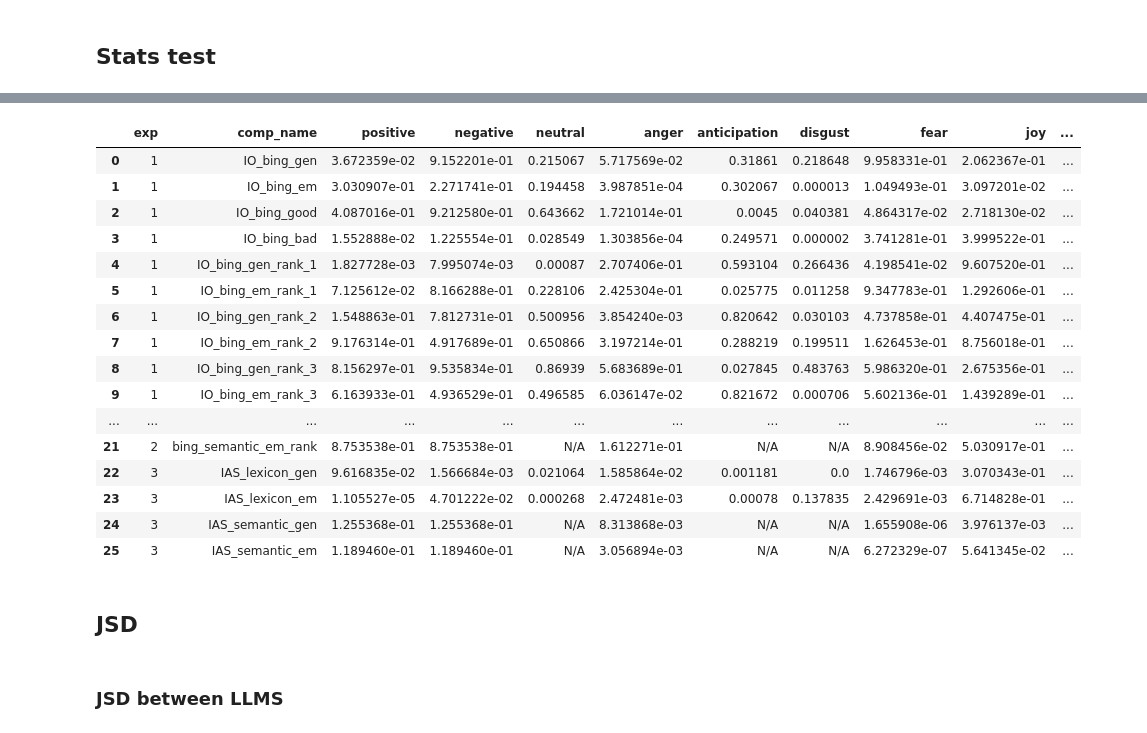
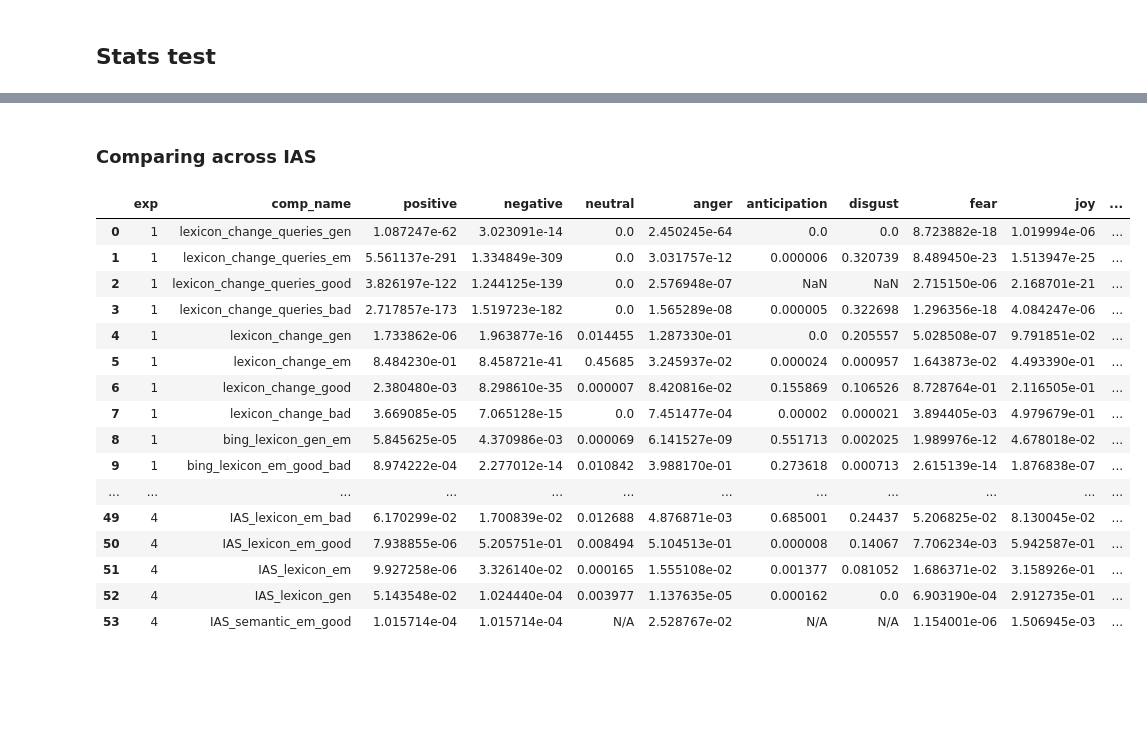
Before and after one commit to HrishitaC/InsideOut2, a Jupyter notebook: Code/analysis.ipynb, the cells around one changed output, grey strips where cells are left out. Saved outputs shown, nothing was run; the diff lists cells and outputs as text; code cells hidden in the pictures; blank space fills up the shorter version.

```diff
--- a/Code/analysis.ipynb
+++ b/Code/analysis.ipynb
@@ -662,0 +764,17 @@ IO_bing_df
+# %%
+all_stats_results += [gpt_gem_gen_lexicon, gpt_gem_em_lexicon, gpt_gem_em_good_lexicon, gpt_gem_em_bad_lexicon,
+                     gpt_gem_gen_semantic, gpt_gem_em_semantic, gpt_gem_em_good_semantic, gpt_gem_em_bad_semantic]
+# %%
+stats_results_dict = {
+    "exp": [],
+    "comp_name": []
+}
+
+stats_results_dict |= {emo: [] for emo in emotions}
+
+for stats_result in all_stats_results:
+    for key in stats_results_dict:
+        stats_results_dict[key].append(stats_result[key])
+
+LLM_stats_df = pd.DataFrame.from_dict(stats_results_dict)
+LLM_stats_df
@@ -675,65 +811,71 @@ def get_exp_stats(df, exp_num, df_name, is_se):
     else:
         gemma_df_gen = df.loc[(df["IAS"]=="Gemma") & (df["QID"].str.startswith("qGEN"))]
         gemma_df_em = df.loc[(df["IAS"]=="Gemma") & (df["QID"].str.startswith("qEM"))]
+        gemma_df_em_good = df.loc[(df["IAS"]=="Gemma") & (df['Task Sentiment']=="Good")]
+        gemma_df_em_bad = df.loc[(df["IAS"]=="Gemma") & (df['Task Sentiment']=="Bad")]
 
         gpt_df_gen = df.loc[(df["IAS"]=="GPT") & (df["QID"].str.startswith("qGEN"))]
         gpt_df_em = df.loc[(df["IAS"]=="GPT") & (df["QID"].str.startswith("qEM"))]
+        gpt_df_em_good = df.loc[(df["IAS"]=="GPT") & (df['Task Sentiment']=="Good")]
+        gpt_df_em_bad = df.loc[(df["IAS"]=="GPT") & (df['Task Sentiment']=="Bad")]
 
         bing_df_gen = df.loc[(df["IAS"]=="Bing") & (df["QID"].str.startswith("qGEN"))]
         bing_df_em = df.loc[(df["IAS"]=="Bing") & (df["QID"].str.startswith("qEM"))]
+        bing_df_em_good = df.loc[(df["IAS"]=="Bing") & (df['Task Sentiment']=="Good")]
+        bing_df_em_bad = df.loc[(df["IAS"]=="Bing") & (df['Task Sentiment']=="Bad")]
 
         IAS_gen = {'exp':exp_num}|stat_test(comp_name=df_name+"_gen", data=[gemma_df_gen, gpt_df_gen, bing_df_gen], num_comparisons=3)
         IAS_em = {'exp':exp_num}|stat_test(comp_name=df_name+"_em", data=[gemma_df_em, gpt_df_em, bing_df_em], num_comparisons=3)
+        IAS_em_good = {'exp':exp_num}|stat_test(comp_name=df_name+"_em_good", data=[gemma_df_em_good, gpt_df_em_good, bing_df_em_good], num_comparisons=3)
+        IAS_em_bad = {'exp':exp_num}|stat_test(comp_name=df_name+"_em_bad", data=[gemma_df_em_bad, gpt_df_em_bad, bing_df_em_bad], num_comparisons=3)
 
-        return IAS_gen, IAS_em
+        return IAS_gen, IAS_em, IAS_em_good, IAS_em_bad
 # %%
 bing_lexicon_stats_results = get_exp_stats(df=bing_lexicon, exp_num=1, df_name="bing_lexicon", is_se=True)
 bing_semantic_stats_results = get_exp_stats(df=bing_semantic, exp_num=2, df_name="bing_semantic", is_se=True)
+# %% [markdown]
+### Comparing across IAS
 # %%
-IAS_lexicon = pd.concat([bing_lexicon.loc[bing_lexicon["rank"]==1], gemma_lexicon, gpt_lexicon]).drop("rank", axis=1)
-IAS_lexicon_stats_results = get_exp_stats(df=IAS_lexicon, exp_num=3, df_name="IAS_lexicon", is_se=False)
+IAS_lexicon = pd.concat([bing_lexicon, gemma_lexicon, gpt_lexicon]).drop("rank", axis=1)
+IAS_lexicon_stats_results = get_exp_stats(df=IAS_lexicon, exp_num=4, df_name="IAS_lexicon", is_se=False)
 
-IAS_semantic = pd.concat([bing_semantic.loc[bing_semantic["rank"]==1], gemma_semantic, gpt_semantic]).drop("rank", axis=1)
-IAS_semantic_stats_results = get_exp_stats(df=IAS_semantic, exp_num=3, df_name="IAS_semantic", is_se=False)
+IAS_semantic = pd.concat([bing_semantic, gemma_semantic, gpt_semantic]).drop("rank", axis=1)
+IAS_semantic_stats_results = get_exp_stats(df=IAS_semantic, exp_num=4, df_name="IAS_semantic", is_se=False)
 # %%
 all_stats_results = [bing_lexicon_stats_results, bing_semantic_stats_results, IAS_lexicon_stats_results, IAS_semantic_stats_results]
 # %%
 stats_results_dict = {
     "exp": [],
     "comp_name": []
 }
 
 stats_results_dict |= {emo: [] for emo in emotions}
 
 for stats_result in all_stats_results:
     for result in stats_result:
         for key in stats_results_dict:
             stats_results_dict[key].append(result[key])
 
 stats_df = pd.DataFrame.from_dict(stats_results_dict)
-stats_df = pd.concat([IO_bing_df, stats_df], ignore_index=True)
-stats_df = stats_df.sort_values(by=['exp'])
+stats_df = pd.concat([IO_bing_df, stats_df, LLM_stats_df], ignore_index=True)
+stats_df = stats_df.sort_values(by=['exp'], ignore_index=True)
 stats_df.to_csv("../Stats/SIGIR_stats.csv", index=False)
 stats_df
 # %% [output]
 |  | exp | comp_name | positive | negative | neutral | anger | anticipation | disgust | fear | joy | ... |
-| 0 | 1 | IO_bing_gen | 3.672359e-02 | 9.152201e-01 | 0.215067 | 5.717569e-02 | 0.31861 | 0.218648 | 9.958331e-01 | 2.062367e-01 | ... |
-| 1 | 1 | IO_bing_em | 3.030907e-01 | 2.271741e-01 | 0.194458 | 3.987851e-04 | 0.302067 | 0.000013 | 1.049493e-01 | 3.097201e-02 | ... |
-| 2 | 1 | IO_bing_good | 4.087016e-01 | 9.212580e-01 | 0.643662 | 1.721014e-01 | 0.0045 | 0.040381 | 4.864317e-02 | 2.718130e-02 | ... |
-| 3 | 1 | IO_bing_bad | 1.552888e-02 | 1.225554e-01 | 0.028549 | 1.303856e-04 | 0.249571 | 0.000002 | 3.741281e-01 | 3.999522e-01 | ... |
-| 4 | 1 | IO_bing_gen_rank_1 | 1.827728e-03 | 7.995074e-03 | 0.00087 | 2.707406e-01 | 0.593104 | 0.266436 | 4.198541e-02 | 9.607520e-01 | ... |
-| 5 | 1 | IO_bing_em_rank_1 | 7.125612e-02 | 8.166288e-01 | 0.228106 | 2.425304e-01 | 0.025775 | 0.011258 | 9.347783e-01 | 1.292606e-01 | ... |
-| 6 | 1 | IO_bing_gen_rank_2 | 1.548863e-01 | 7.812731e-01 | 0.500956 | 3.854240e-03 | 0.820642 | 0.030103 | 4.737858e-01 | 4.407475e-01 | ... |
-| 7 | 1 | IO_bing_em_rank_2 | 9.176314e-01 | 4.917689e-01 | 0.650866 | 3.197214e-01 | 0.288219 | 0.199511 | 1.626453e-01 | 8.756018e-01 | ... |
-| 8 | 1 | IO_bing_gen_rank_3 | 8.156297e-01 | 9.535834e-01 | 0.86939 | 5.683689e-01 | 0.027845 | 0.483763 | 5.986320e-01 | 2.675356e-01 | ... |
-| 9 | 1 | IO_bing_em_rank_3 | 6.163933e-01 | 4.936529e-01 | 0.496585 | 6.036147e-02 | 0.821672 | 0.000706 | 5.602136e-01 | 1.439289e-01 | ... |
+| 0 | 1 | lexicon_change_queries_gen | 1.087247e-62 | 3.023091e-14 | 0.0 | 2.450245e-64 | 0.0 | 0.0 | 8.723882e-18 | 1.019994e-06 | ... |
+| 1 | 1 | lexicon_change_queries_em | 5.561137e-291 | 1.334849e-309 | 0.0 | 3.031757e-12 | 0.000006 | 0.320739 | 8.489450e-23 | 1.513947e-25 | ... |
+| 2 | 1 | lexicon_change_queries_good | 3.826197e-122 | 1.244125e-139 | 0.0 | 2.576948e-07 | NaN | NaN | 2.715150e-06 | 2.168701e-21 | ... |
+| 3 | 1 | lexicon_change_queries_bad | 2.717857e-173 | 1.519723e-182 | 0.0 | 1.565289e-08 | 0.000005 | 0.322698 | 1.296356e-18 | 4.084247e-06 | ... |
+| 4 | 1 | lexicon_change_gen | 1.733862e-06 | 1.963877e-16 | 0.014455 | 1.287330e-01 | 0.0 | 0.205557 | 5.028508e-07 | 9.791851e-02 | ... |
+| 5 | 1 | lexicon_change_em | 8.484230e-01 | 8.458721e-41 | 0.45685 | 3.245937e-02 | 0.000024 | 0.000957 | 1.643873e-02 | 4.493390e-01 | ... |
+| 6 | 1 | lexicon_change_good | 2.380480e-03 | 8.298610e-35 | 0.000007 | 8.420816e-02 | 0.155869 | 0.106526 | 8.728764e-01 | 2.116505e-01 | ... |
+| 7 | 1 | lexicon_change_bad | 3.669085e-05 | 7.065128e-15 | 0.0 | 7.451477e-04 | 0.00002 | 0.000021 | 3.894405e-03 | 4.979679e-01 | ... |
+| 8 | 1 | bing_lexicon_gen_em | 5.845625e-05 | 4.370986e-03 | 0.000069 | 6.141527e-09 | 0.551713 | 0.002025 | 1.989976e-12 | 4.678018e-02 | ... |
+| 9 | 1 | bing_lexicon_em_good_bad | 8.974222e-04 | 2.277012e-14 | 0.010842 | 3.988170e-01 | 0.273618 | 0.000713 | 2.615139e-14 | 1.876838e-07 | ... |
 | ... | ... | ... | ... | ... | ... | ... | ... | ... | ... | ... | ... |
-| 21 | 2 | bing_semantic_em_rank | 8.753538e-01 | 8.753538e-01 | N/A | 1.612271e-01 | N/A | N/A | 8.908456e-02 | 5.030917e-01 | ... |
-| 22 | 3 | IAS_lexicon_gen | 9.616835e-02 | 1.566684e-03 | 0.021064 | 1.585864e-02 | 0.001181 | 0.0 | 1.746796e-03 | 3.070343e-01 | ... |
-| 23 | 3 | IAS_lexicon_em | 1.105527e-05 | 4.701222e-02 | 0.000268 | 2.472481e-03 | 0.00078 | 0.137835 | 2.429691e-03 | 6.714828e-01 | ... |
-| 24 | 3 | IAS_semantic_gen | 1.255368e-01 | 1.255368e-01 | N/A | 8.313868e-03 | N/A | N/A | 1.655908e-06 | 3.976137e-03 | ... |
-| 25 | 3 | IAS_semantic_em | 1.189460e-01 | 1.189460e-01 | N/A | 3.056894e-03 | N/A | N/A | 6.272329e-07 | 5.641345e-02 | ... |
+| 49 | 4 | IAS_lexicon_em_bad | 6.170299e-02 | 1.700839e-02 | 0.012688 | 4.876871e-03 | 0.685001 | 0.24437 | 5.206825e-02 | 8.130045e-02 | ... |
+| 50 | 4 | IAS_lexicon_em_good | 7.938855e-06 | 5.205751e-01 | 0.008494 | 5.104513e-01 | 0.000008 | 0.14067 | 7.706234e-03 | 5.942587e-01 | ... |
+| 51 | 4 | IAS_lexicon_em | 9.927258e-06 | 3.326140e-02 | 0.000165 | 1.555108e-02 | 0.001377 | 0.081052 | 1.686371e-02 | 3.158926e-01 | ... |
+| 52 | 4 | IAS_lexicon_gen | 5.143548e-02 | 1.024440e-04 | 0.003977 | 1.137635e-05 | 0.000162 | 0.0 | 6.903190e-04 | 2.912735e-01 | ... |
+| 53 | 4 | IAS_semantic_em_good | 1.015714e-04 | 1.015714e-04 | N/A | 2.528767e-02 | N/A | N/A | 1.154001e-06 | 1.506945e-03 | ... |
-# %% [markdown]
-## JSD
-# %% [markdown]
-### JSD between LLMS
```
Also changed, not shown: parts of 50 cells of this notebook, 5 other files.
